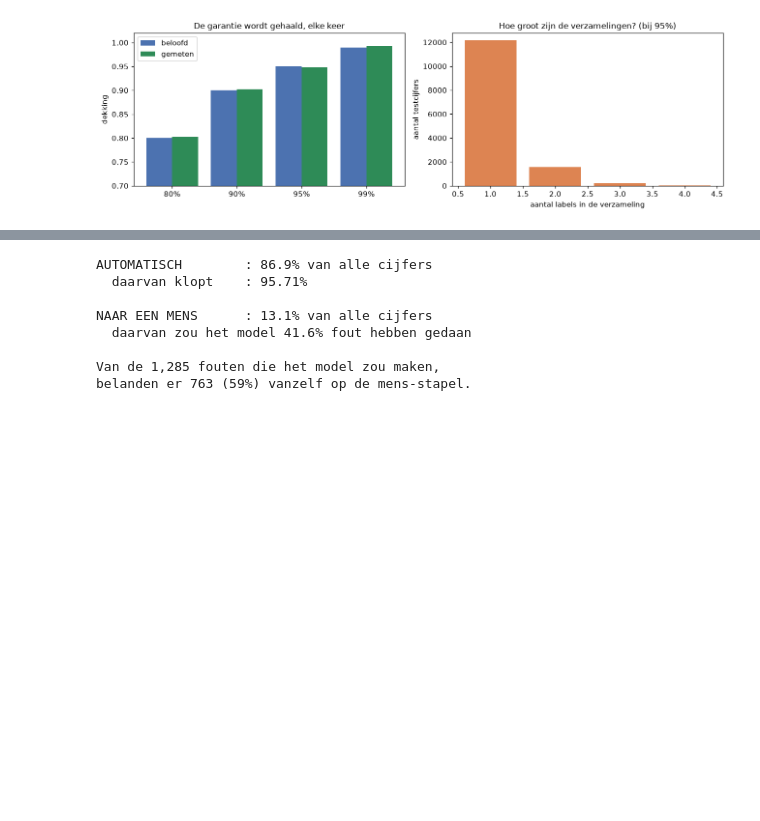
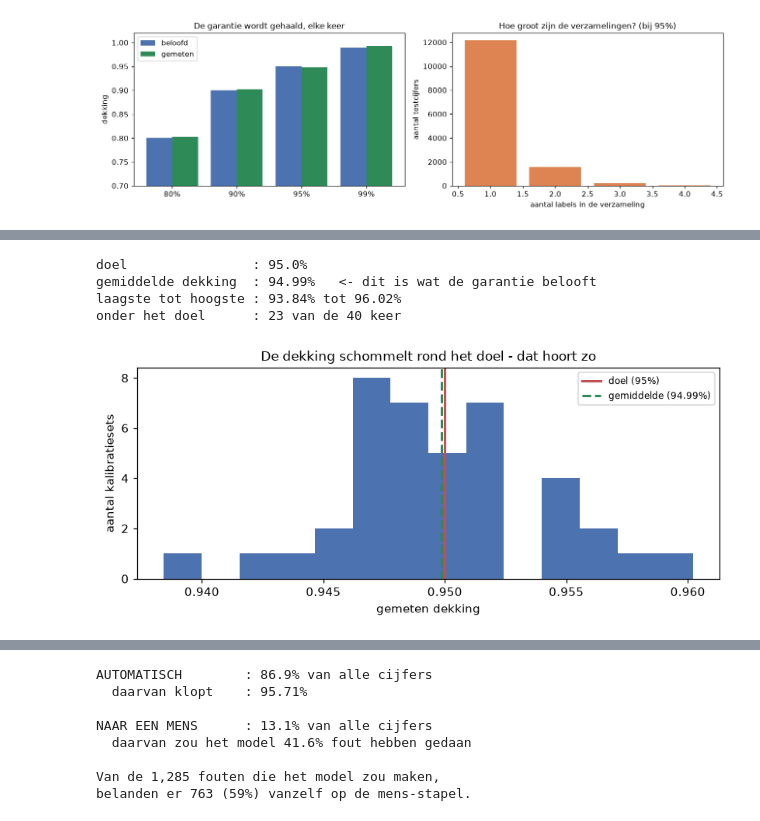
Before and after one commit to kristofsl/pxl-demo, a Jupyter notebook: 04-conformal-predictions/conformal-prediction.ipynb, the cells around one changed output, grey strips where cells are left out. Saved outputs shown, nothing was run; the diff lists cells and outputs as text; code cells hidden in the pictures; blank space fills up the shorter version.

```diff
--- a/04-conformal-predictions/conformal-prediction.ipynb
+++ b/04-conformal-predictions/conformal-prediction.ipynb
@@ -388,0 +439,34 @@ plt.tight_layout(); plt.show()
+# %%
+# Het model blijft hetzelfde; alleen de SPLIT tussen kalibratie en test varieert.
+kansen_rest = model.predict_proba(X_rest)
+
+dekkingen = []
+for seed in range(40):
+    k_idx, t_idx = train_test_split(
+        np.arange(len(y_rest)), train_size=4000, random_state=seed, stratify=y_rest)
+    g = bepaal_grens(1 - kansen_rest[k_idx, y_rest[k_idx]], ALPHA)
+    v = (1 - kansen_rest[t_idx]) <= g
+    dekkingen.append(v[np.arange(len(t_idx)), y_rest[t_idx]].mean())
+
+dekkingen = np.array(dekkingen)
+
+print(f"doel                : {1 - ALPHA:.1%}")
+print(f"gemiddelde dekking  : {dekkingen.mean():.2%}   <- dit is wat de garantie belooft")
+print(f"laagste tot hoogste : {dekkingen.min():.2%} tot {dekkingen.max():.2%}")
+print(f"onder het doel      : {(dekkingen < 1 - ALPHA).sum()} van de 40 keer")
+
+fig, ax = plt.subplots(figsize=(7.5, 3.4))
+ax.hist(dekkingen, bins=14, color="#4C72B0")
+ax.axvline(1 - ALPHA, color="#C44E52", lw=2, label=f"doel ({1 - ALPHA:.0%})")
+ax.axvline(dekkingen.mean(), color="#2E8B57", lw=2, ls="--",
+           label=f"gemiddelde ({dekkingen.mean():.2%})")
+ax.set_xlabel("gemeten dekking"); ax.set_ylabel("aantal kalibratiesets")
+ax.set_title("De dekking schommelt rond het doel - dat hoort zo", fontsize=11)
+ax.legend(fontsize=8)
+plt.tight_layout(); plt.show()
+# %% [output]
+doel                : 95.0%
+gemiddelde dekking  : 94.99%   <- dit is wat de garantie belooft
+laagste tot hoogste : 93.84% tot 96.02%
+onder het doel      : 23 van de 40 keer
+[figure, added]
```
Also changed, not shown: parts of 5 cells of this notebook, 2 other files.
